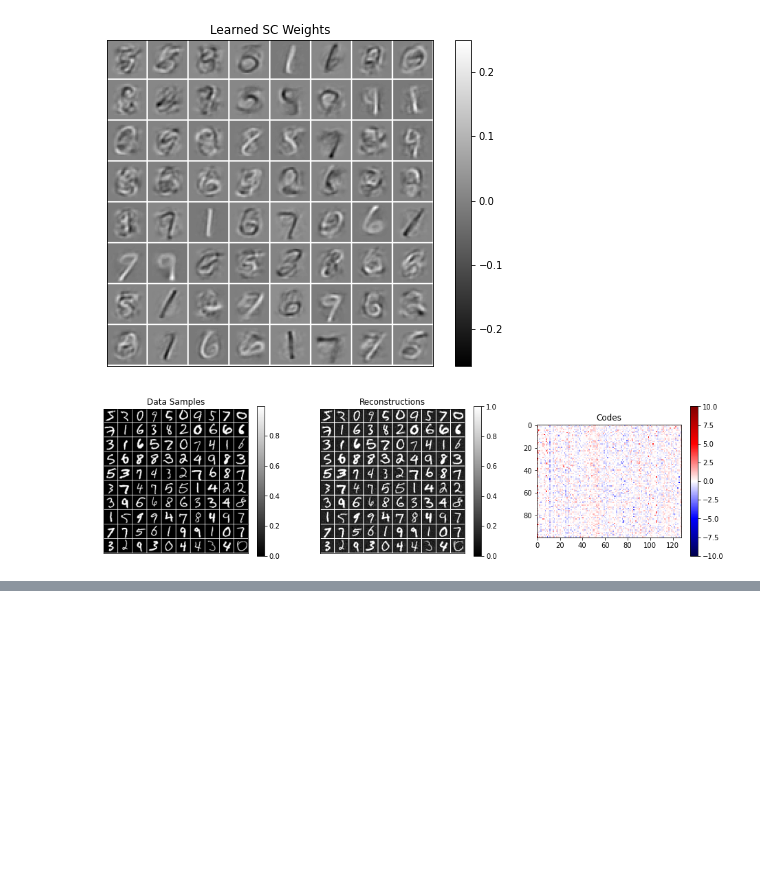
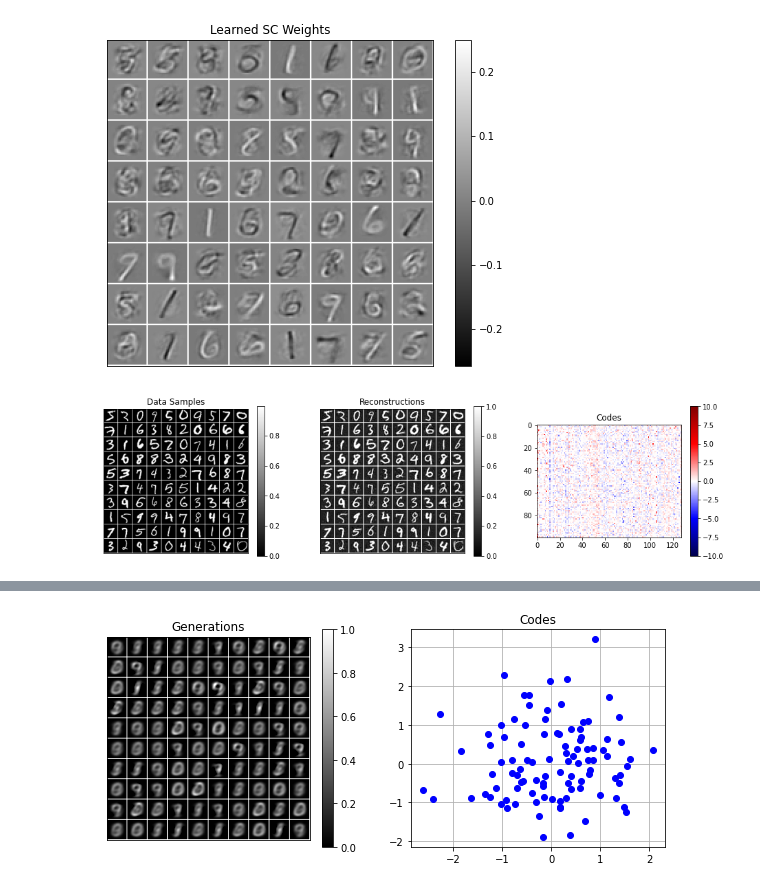
Before and after one commit to reml-lab/MLDemos, a Jupyter notebook: Linear_Autoencoders.ipynb, the cells around one changed output, grey strips where cells are left out. Cells and saved outputs as stored; diff of their text form; code cells hidden in the pictures; blank space fills up the shorter version.

```diff
--- a/Linear_Autoencoders.ipynb
+++ b/Linear_Autoencoders.ipynb
@@ -231,0 +274,15 @@ plt.clim(-10,10)
+# %%
+Z = np.random.randn(100,2)
+XR   = reconstruct(Z,Wf,mu)
+
+plt.figure(1,figsize=[10,4])
+plt.subplot(1,2,1)
+plot_im_array2(XR,28,100,10,"Generations")
+plt.clim(0,1)
+
+plt.subplot(1,2,2)
+plt.title("Codes")
+plt.plot(Z[:,0],Z[:,1],'bo',alpha=1)
+plt.grid(True)
+# %% [output]
+[figure, added]
```
Also changed, not shown: parts of 5 cells of this notebook.
